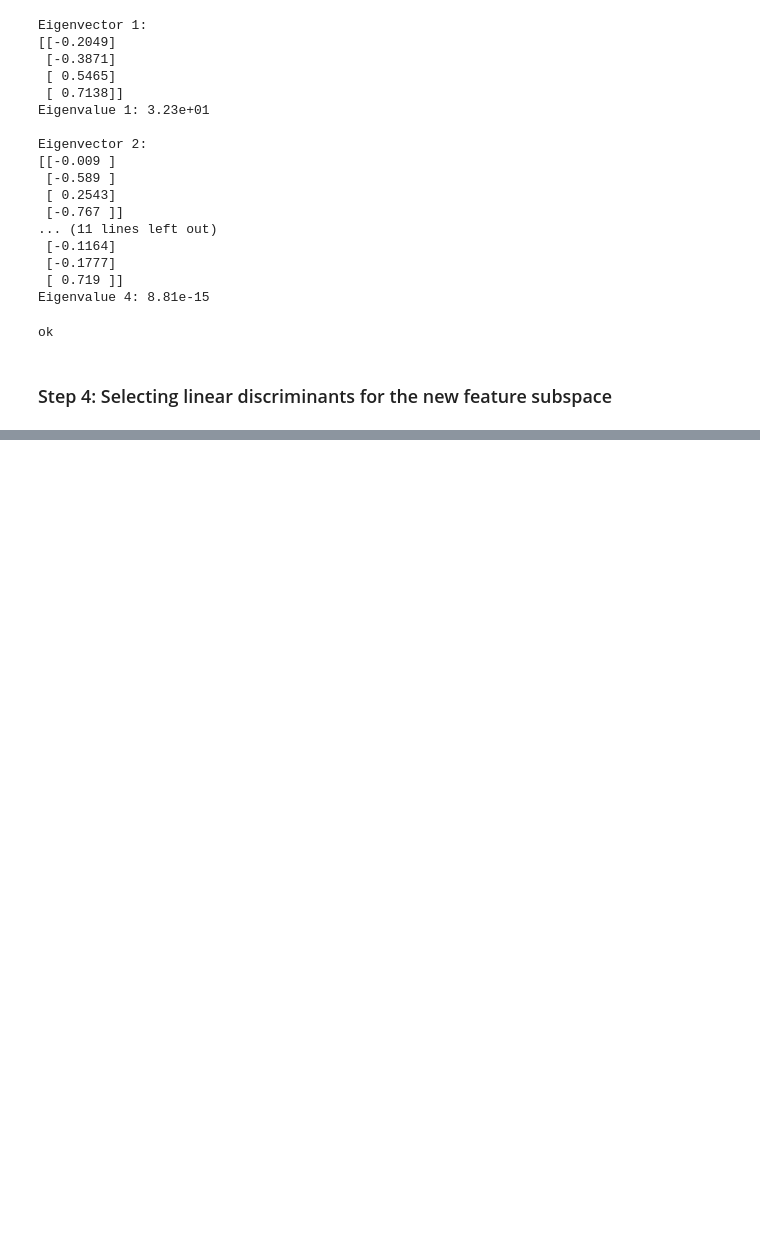
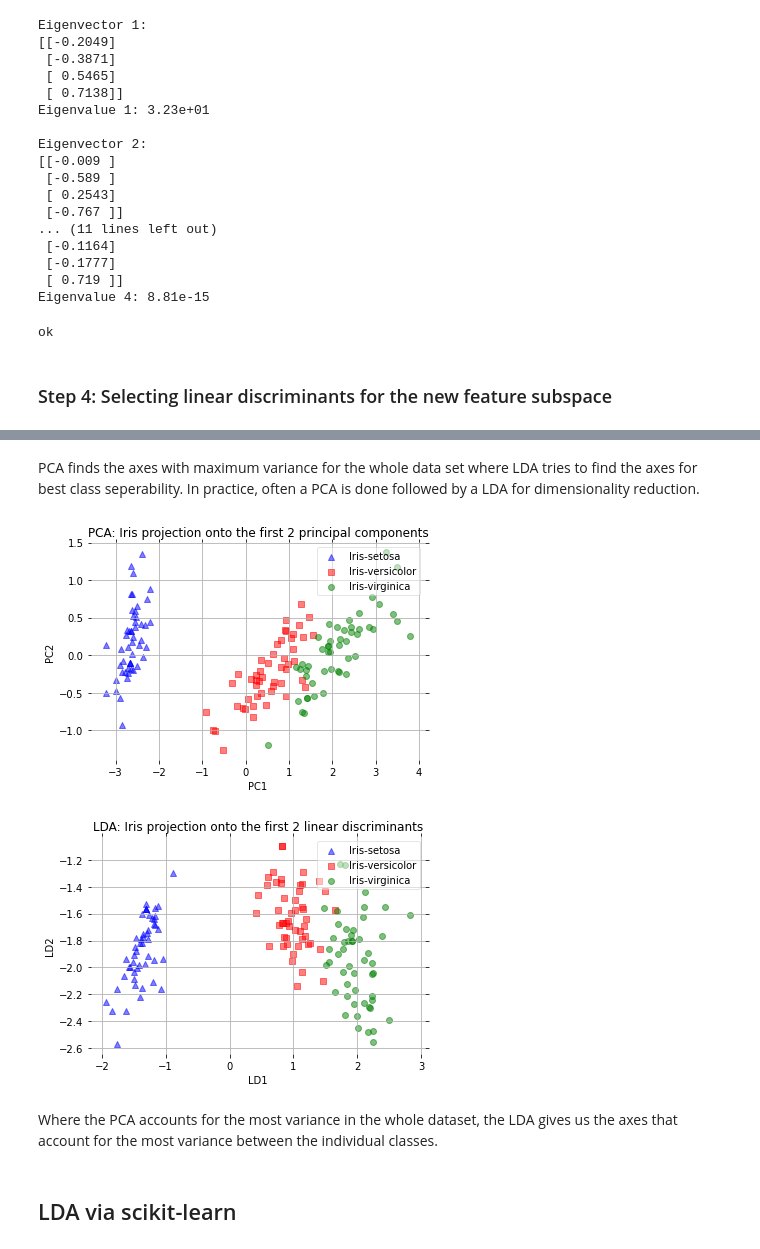
Before and after one commit to LilaKelland/data_bootcamp, a Jupyter notebook: w4/d1_dim_reduction/lda_walkthrough.ipynb, the cells around one changed output, grey strips where cells are left out. Saved outputs shown, nothing was run; the diff lists cells and outputs as text; code cells hidden in the pictures; blank space fills up the shorter version.

```diff
--- a/w4/d1_dim_reduction/lda_walkthrough.ipynb
+++ b/w4/d1_dim_reduction/lda_walkthrough.ipynb
@@ -267,0 +387,54 @@ ok
+# %% [markdown]
+PCA finds the axes with maximum variance for the whole data set where LDA tries to find the axes for best class seperability. In practice, often a PCA is done followed by a LDA for dimensionality reduction.
+# %%
+from sklearn.decomposition import PCA as sklearnPCA
+
+sklearn_pca = sklearnPCA(n_components=2)
+X_pca = sklearn_pca.fit_transform(X)
+
+def plot_pca():
+
+    ax = plt.subplot(111)
+
+    for label,marker,color in zip(
+        range(1,4),('^', 's', 'o'),('blue', 'red', 'green')):
+
+        plt.scatter(x=X_pca[:,0][y == label],
+                y=X_pca[:,1][y == label],
+                marker=marker,
+                color=color,
+                alpha=0.5,
+                label=label_dict[label]
+                )
+
+    plt.xlabel('PC1')
+    plt.ylabel('PC2')
+
+    leg = plt.legend(loc='upper right', fancybox=True)
+    leg.get_frame().set_alpha(0.5)
+    plt.title('PCA: Iris projection onto the first 2 principal components')
+
+    # hide axis ticks
+    plt.tick_params(axis="both", which="both", bottom="off", top="off",
+            labelbottom="on", left="off", right="off", labelleft="on")
+
+    # remove axis spines
+    ax.spines["top"].set_visible(False)
+    ax.spines["right"].set_visible(False)
+    ax.spines["bottom"].set_visible(False)
+    ax.spines["left"].set_visible(False)
+
+    plt.tight_layout
+    plt.grid()
+
+    plt.show()
+# %%
+plot_pca()
+plot_step_lda()
+# %% [output]
+[figure, added]
+[figure, added]
+# %% [markdown]
+Where the PCA accounts for the most variance in the whole dataset, the LDA gives us the axes that account for the most variance between the individual classes.
+# %% [markdown]
+## LDA via scikit-learn
```
Also changed, not shown: parts of 15 cells of this notebook, 11 other files.
